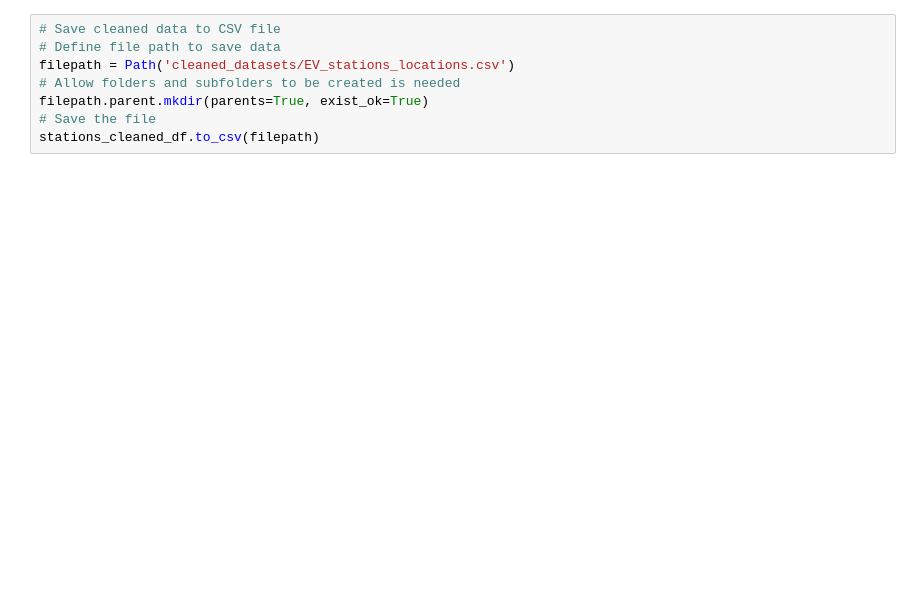
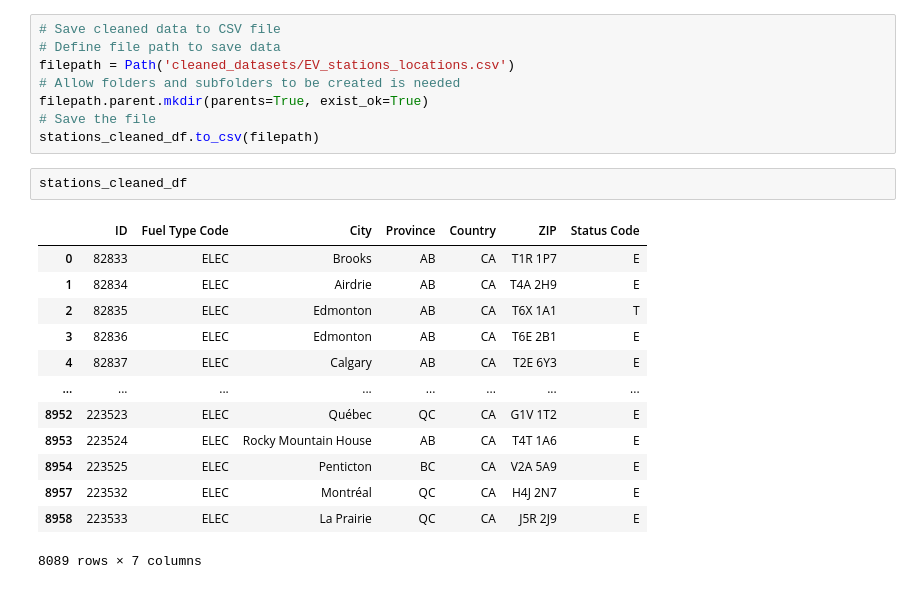
Before and after one commit to JorMerr/EV_charging_locations, a Jupyter notebook: dataset_cleaning.ipynb, the cells around one changed output. Saved outputs shown, nothing was run; the diff lists cells and outputs as text; blank space fills up the shorter version.

```diff
--- a/dataset_cleaning.ipynb
+++ b/dataset_cleaning.ipynb
@@ -415,3 +423,19 @@ filepath = Path('cleaned_datasets/EV_stations_locations.csv')
 filepath.parent.mkdir(parents=True, exist_ok=True)
 # Save the file
 stations_cleaned_df.to_csv(filepath)
+# %%
+stations_cleaned_df
+# %% [output]
+|  | ID | Fuel Type Code | City | Province | Country | ZIP | Status Code |
+| 0 | 82833 | ELEC | Brooks | AB | CA | T1R 1P7 | E |
+| 1 | 82834 | ELEC | Airdrie | AB | CA | T4A 2H9 | E |
+| 2 | 82835 | ELEC | Edmonton | AB | CA | T6X 1A1 | T |
+| 3 | 82836 | ELEC | Edmonton | AB | CA | T6E 2B1 | E |
+| 4 | 82837 | ELEC | Calgary | AB | CA | T2E 6Y3 | E |
+| ... | ... | ... | ... | ... | ... | ... | ... |
+| 8952 | 223523 | ELEC | Québec | QC | CA | G1V 1T2 | E |
+| 8953 | 223524 | ELEC | Rocky Mountain House | AB | CA | T4T 1A6 | E |
+| 8954 | 223525 | ELEC | Penticton | BC | CA | V2A 5A9 | E |
+| 8957 | 223532 | ELEC | Montréal | QC | CA | H4J 2N7 | E |
+| 8958 | 223533 | ELEC | La Prairie | QC | CA | J5R 2J9 | E |
+8089 rows × 7 columns
```
Also changed, not shown: parts of 7 cells of this notebook, 3 other files.
